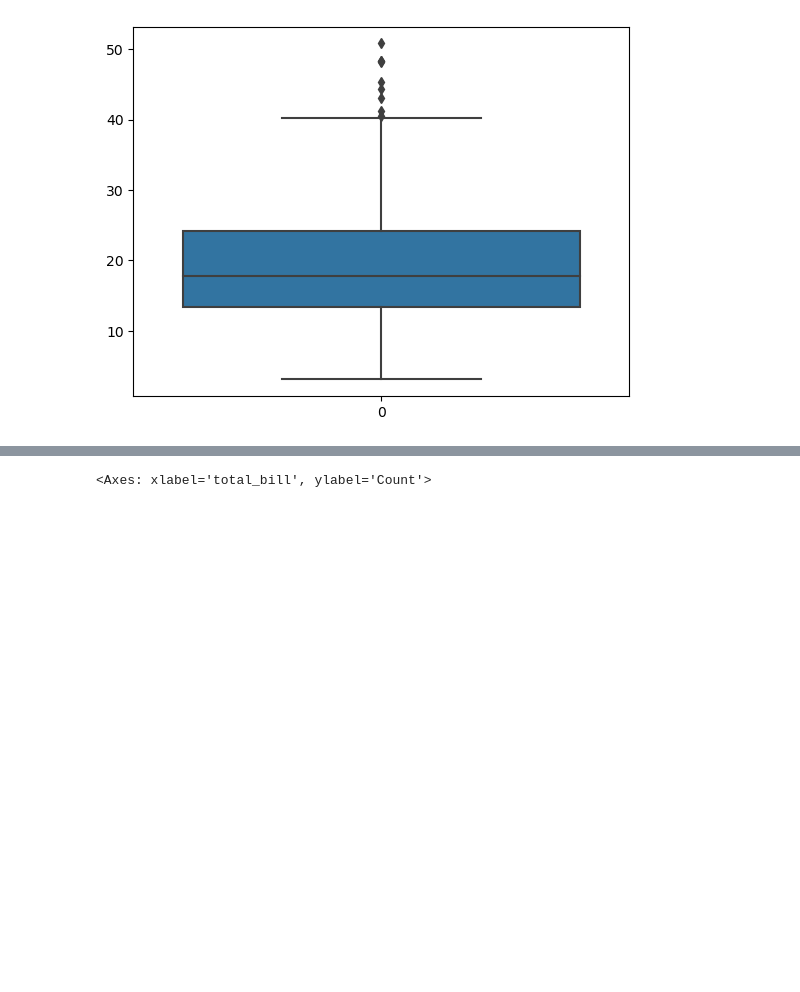
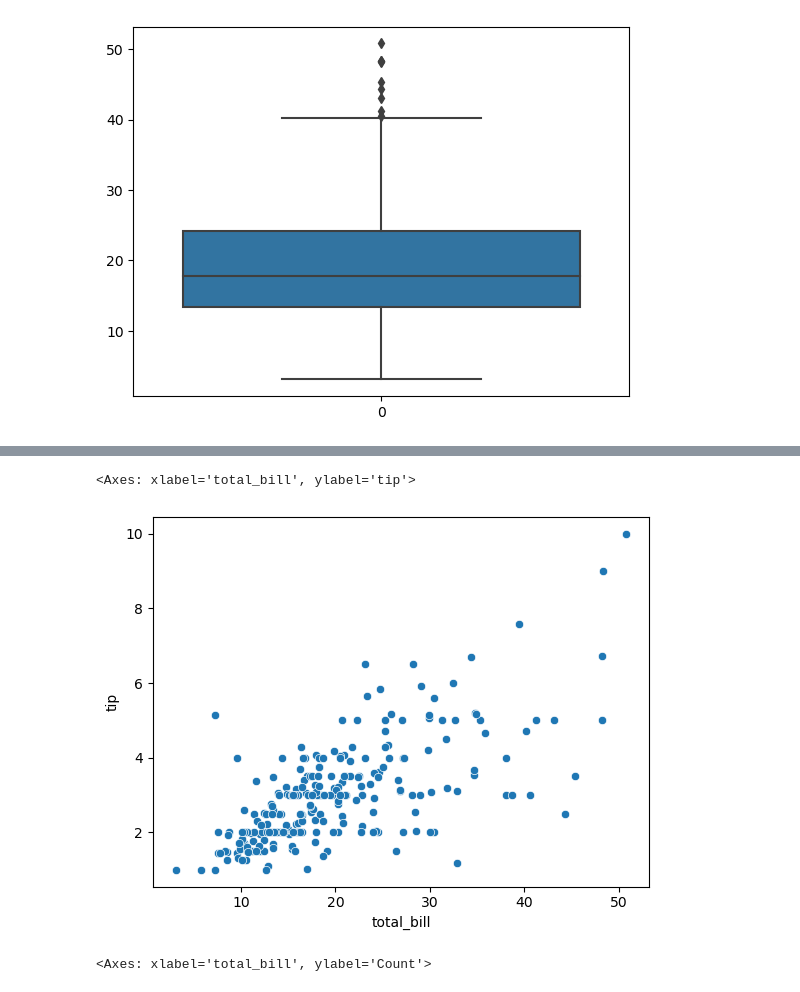
Before and after one commit to Sharafunneesa-pp/python_statistic, a Jupyter notebook: statistic_basic1.ipynb, the cells around one changed output, grey strips where cells are left out. Saved outputs shown, nothing was run; the diff lists cells and outputs as text; code cells hidden in the pictures; blank space fills up the shorter version.

```diff
--- a/statistic_basic1.ipynb
+++ b/statistic_basic1.ipynb
@@ -45,3 +51,8 @@ sns.boxplot(df['total_bill'])
+# %%
+sns.scatterplot(x=df['total_bill'],y=df['tip'])
+# %% [output]
+<Axes: xlabel='total_bill', ylabel='tip'>
+[figure, added]
 # %%
 
 # Kernel Density Estimation (KDE) is a non-parametric way to estimate the probability density function of a random variable. It provides a smoothed estimate of the underlying distribution of the data.
```
Also changed, not shown: parts of 24 cells of this notebook, 1 other file.
